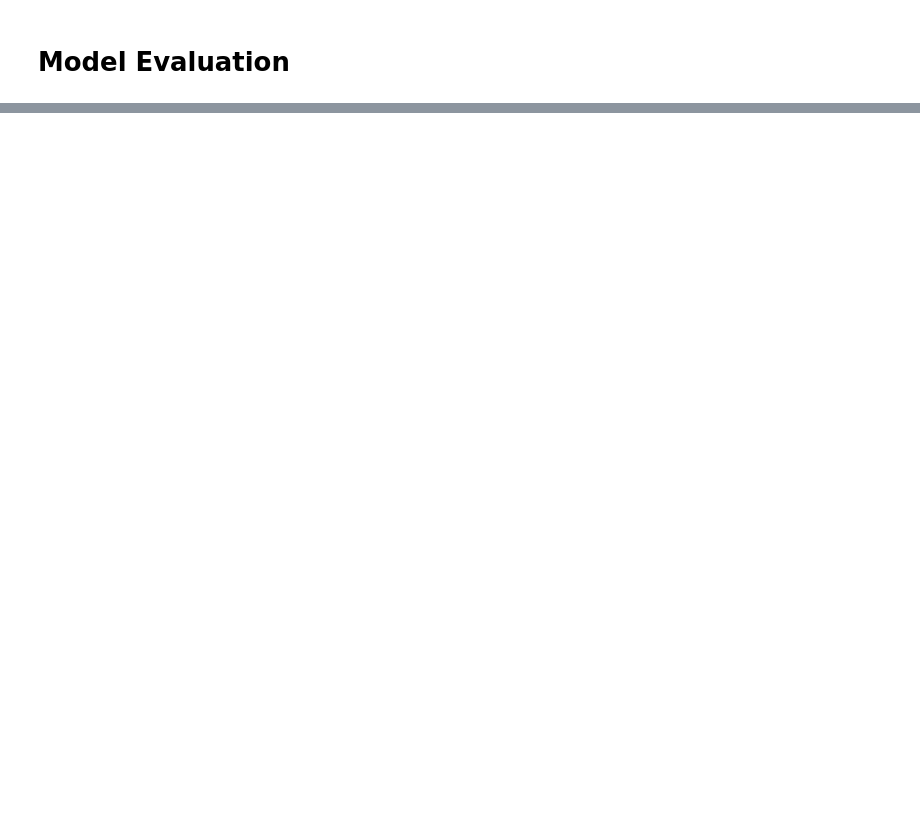
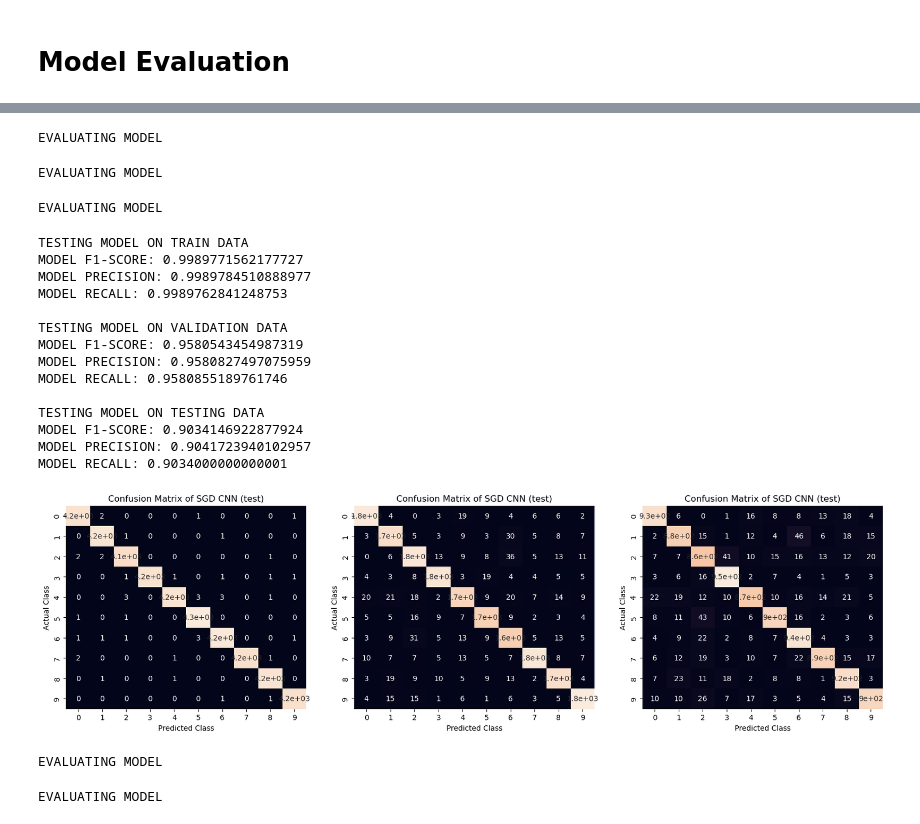
Before and after one commit to OdinMeng/MachineLearningBChallenges, a Jupyter notebook: challenges/challenge3/challenge-three.ipynb, the cells around one changed output, grey strips where cells are left out. Drawn from its saved outputs; the diff is of its cells as text; code cells hidden in the pictures; blank space fills up the shorter version.

```diff
--- a/challenges/challenge3/challenge-three.ipynb
+++ b/challenges/challenge3/challenge-three.ipynb
@@ -464,0 +527,20 @@ plot_confusion_matrix(CM_cnn, ax, 'bruh')
+# %%
+def model_results(model, train_loader, val_loader, test_loader, data, name):
+    CM_train = val_model(model, train_loader, data)
+    CM_val = val_model(model, val_loader, data)
+    CM_test = val_model(model, test_loader, data)
+    CMs = {'TRAIN': CM_train, 'VALIDATION': CM_val, 'TESTING': CM_test}
+
+    for CM_name in CMs:
+        CM = CMs[CM_name]
+        print(f"TESTING MODEL ON {CM_name} DATA")
+        print(f"MODEL F1-SCORE: {macro_f1_score(CM)}\nMODEL PRECISION: {macro_precision(CM)}\nMODEL RECALL: {macro_recall(CM)}")
+        print()
+
+    fig, ax = plt.subplots(1, 3, figsize=(20, 5))
+
+    for i, CM_name in enumerate(CMs):
+        CM = CMs[CM_name]
+        plot_confusion_matrix(CM, ax[i], name+f" ({CM_name})")
+
+    plt.show()
@@ -464,0 +586,28 @@ plot_confusion_matrix(CM_cnn, ax, 'bruh')
+# %%
+model_results(cnn_sgd, train_loader, val_loader, test_loader, data, "SGD CNN")
+# %% [output]
+EVALUATING MODEL
+EVALUATING MODEL
+EVALUATING MODEL
+TESTING MODEL ON TRAIN DATA
+MODEL F1-SCORE: 0.9989771562177727
+MODEL PRECISION: 0.9989784510888977
+MODEL RECALL: 0.9989762841248753
+
+TESTING MODEL ON VALIDATION DATA
+MODEL F1-SCORE: 0.9580543454987319
+MODEL PRECISION: 0.9580827497075959
+MODEL RECALL: 0.9580855189761746
+
+TESTING MODEL ON TESTING DATA
+MODEL F1-SCORE: 0.9034146922877924
+MODEL PRECISION: 0.9041723940102957
+MODEL RECALL: 0.9034000000000001
+[figure, added]
+# %%
+precisions = macro_precision(val_model(cnn_sgd, val_loader, data), get_avg=False)
+recalls = macro_recall(val_model(cnn_sgd, val_loader, data), get_avg=False)
+cats = data.targets.unique()
+# %% [output]
+EVALUATING MODEL
+EVALUATING MODEL
```
Also changed, not shown: parts of 47 cells of this notebook, 6 other files.
